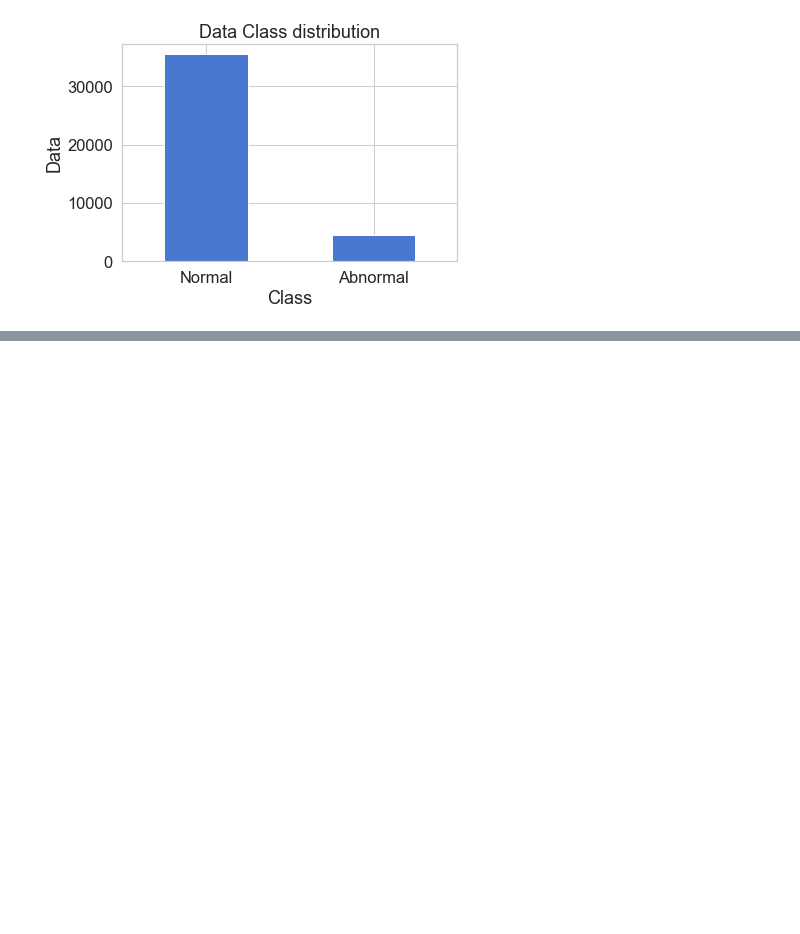
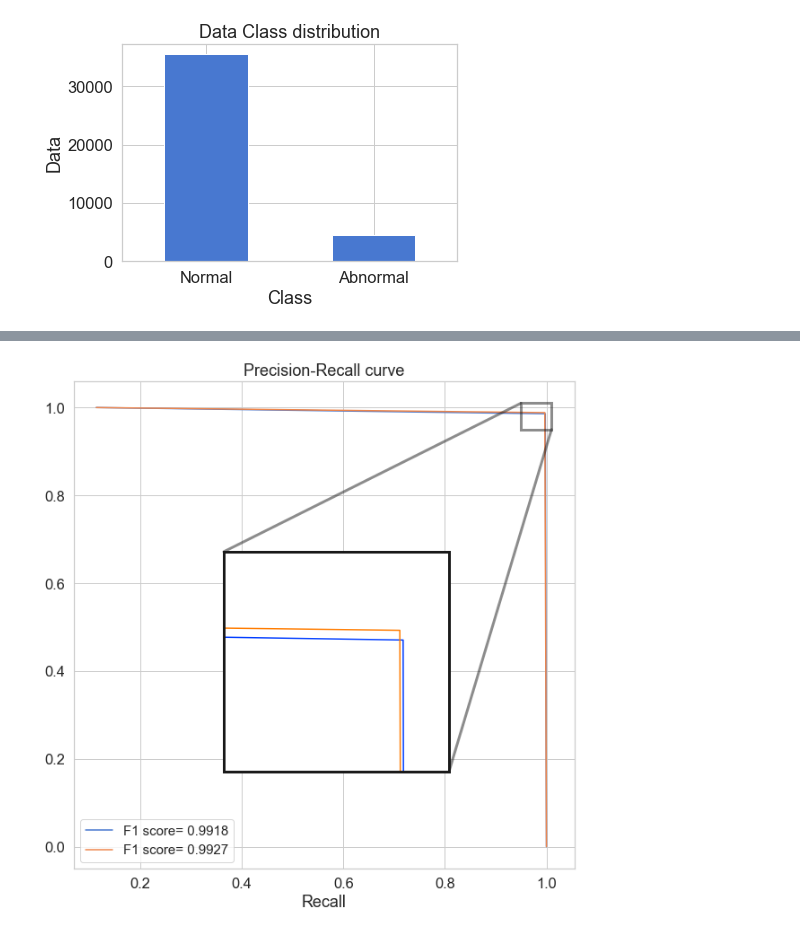
Before and after one commit to 98uranus/Autoencoder, a Jupyter notebook: Garbage.ipynb, the cells around one changed output, grey strips where cells are left out. Cells and saved outputs as stored; diff of their text form; code cells hidden in the pictures; blank space fills up the shorter version.

```diff
--- a/Garbage.ipynb
+++ b/Garbage.ipynb
@@ -166,0 +255,45 @@ Name: RPM1, Length: 17748, dtype: float64
+# %%
+fig, ax = plt.subplots(figsize=[10, 10])
+sns.set_palette("bright")
+
+ax.plot(precision, recall, label='F1 score= %0.4f'% f1)
+ax.plot(precision_2, recall_2, label='F1 score= %0.4f'% f1_2)
+ax.set_xlabel("Precision")
+ax.set_xlabel("Recall")
+ax.set_title("Precision-Recall curve")
+ax.legend(loc='lower left', prop={'size': 15})
+
+axins = ax.inset_axes([0.3, 0.2, 0.45, 0.45])
+
+# plot
+
+axins.plot(precision, recall, label='F1 score= %0.4f'% f1)
+axins.plot(precision_2, recall_2, label='F1 score= %0.4f'% f1_2)
+
+x1, x2, y1, y2 = 0.95, 1.01, 0.95, 1.01
+axins.set_xlim(x1, x2)
+axins.set_ylim(y1, y2)
+
+for axis in ['top', 'bottom', 'left', 'right']:
+    axins.spines[axis].set_linewidth(3)
+    axins.spines[axis].set_color('k')
+
+axins.set_xticks([])
+axins.set_yticks([])
+axins.grid()
+
+# indicator = ax.indicate_inset_zoom(axins, edgecolor="black", linewidth = 3)
+indicator = ax.indicate_inset_zoom(axins)
+indicator[0].set_linewidth(3)
+indicator[0].set_edgecolor('k')
+# indicator[0].set_color('k')
+
+indicator[1][0].set_linewidth(3)
+indicator[1][1].set_linewidth(3)
+indicator[1][2].set_linewidth(3)
+indicator[1][3].set_linewidth(3)
+
+indicator[1][1].set_color('k')
+indicator[1][2].set_color('k')
+# %% [output]
+[figure, added]
```
Also changed, not shown: parts of 10 cells of this notebook, 14 other files.
